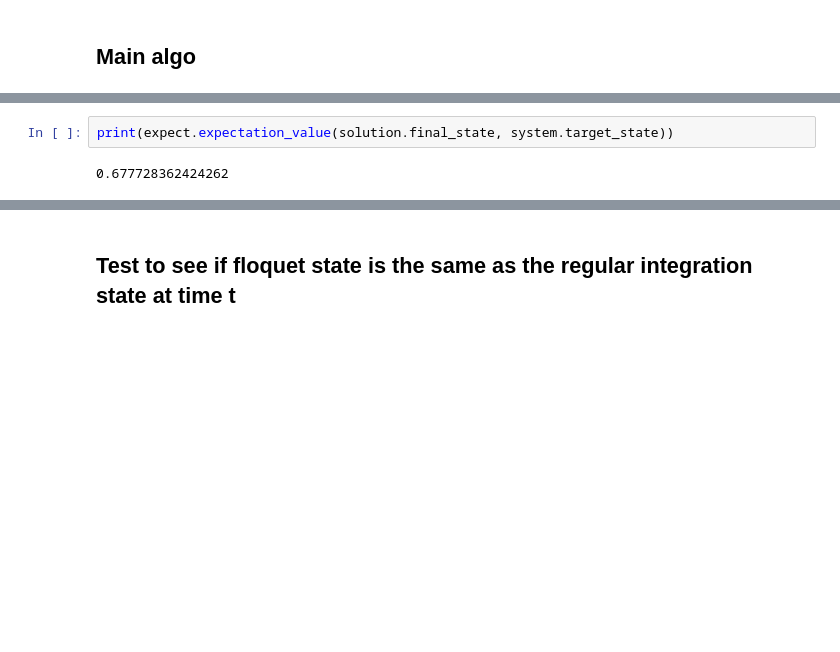
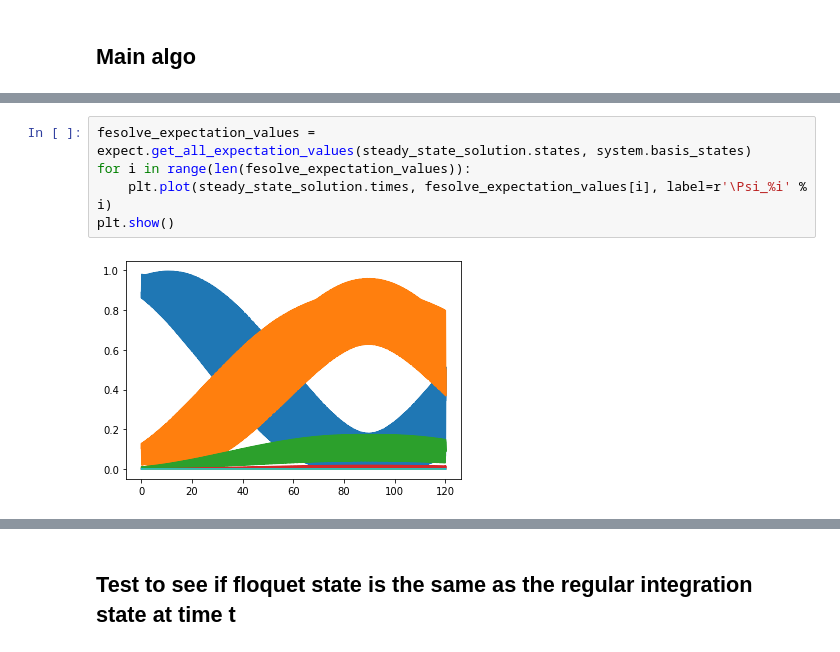
Before and after one commit to david-gorski/subharmonic_superconducting_qubits, a Jupyter notebook: debug/floquet_solver_test.ipynb, the cells around one changed output, grey strips where cells are left out. Drawn from its saved outputs; the diff is of its cells as text; blank space fills up the shorter version.

```diff
--- a/debug/floquet_solver_test.ipynb
+++ b/debug/floquet_solver_test.ipynb
@@ -179,4 +179,7 @@ Total run time:   1.26s
-# %%
-print(expect.expectation_value(solution.final_state, system.target_state))
-# %% [output]
-0.677728362424262
+# %%
+fesolve_expectation_values = expect.get_all_expectation_values(steady_state_solution.states, system.basis_states)
+for i in range(len(fesolve_expectation_values)):
+    plt.plot(steady_state_solution.times, fesolve_expectation_values[i], label=r'\Psi_%i' % i)
+plt.show()
+# %% [output]
+[figure, added]
```
Also changed, not shown: parts of 17 cells of this notebook, 10 other files.
